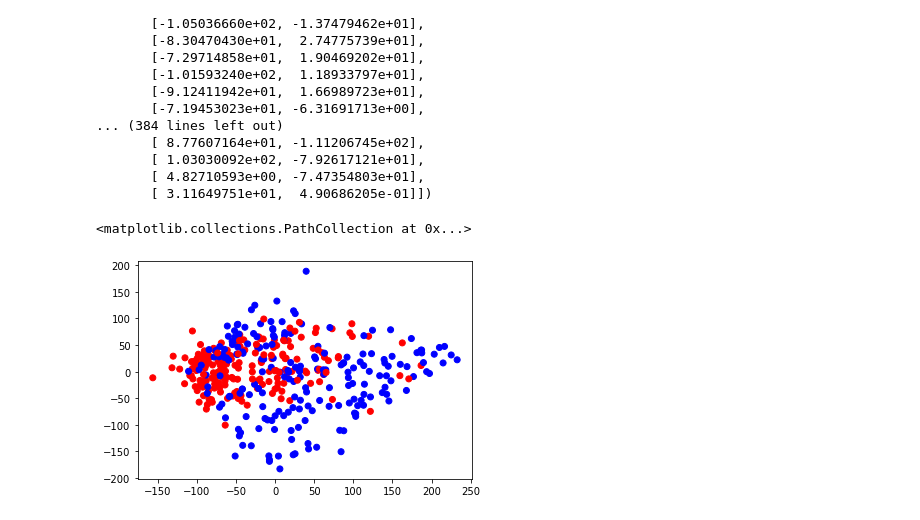
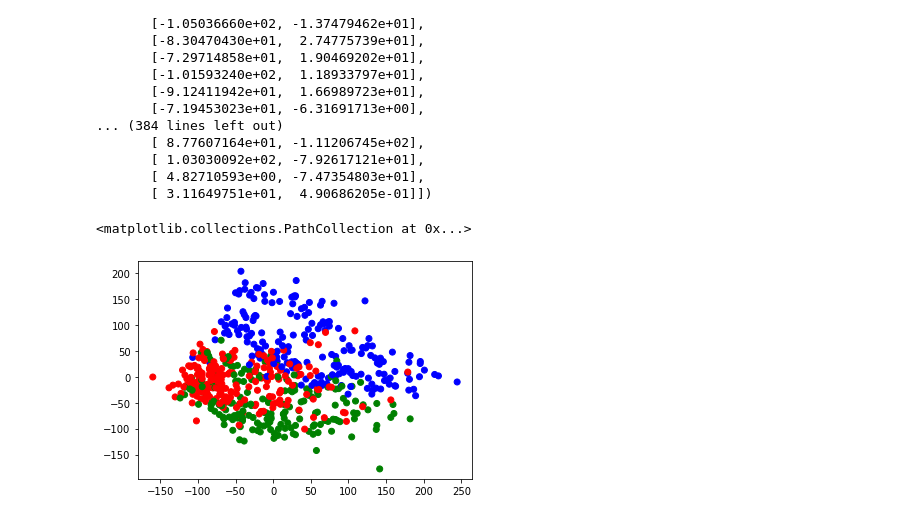
Before and after one commit to markjosims/malachor5, a Jupyter notebook: notebooks/visualize_sli.ipynb, the cells around one changed output. Drawn from its saved outputs; the diff is of its cells as text; code cells hidden in the pictures.

Commit message:
plot three categories

```diff
--- a/notebooks/visualize_sli.ipynb
+++ b/notebooks/visualize_sli.ipynb
@@ -90,12 +90,12 @@ array([[-8.44432073e+01, -5.16140729e+01],
 # %%
 df['color'] = 'blue'
 df.loc[df['lang']=='TIC','color'] = 'red'
-df.loc[df['lang']=='HIM','color'] = 'red'
+df.loc[df['lang']=='HIM','color'] = 'green'
 
 x = pca_embeds[:,0]
 y = pca_embeds[:,1]
 c = df['color']
 plt.scatter(x, y, c=c)
 # %% [output]
 <matplotlib.collections.PathCollection at 0x...>
-[figure, old version]
+[figure, new version]
```
